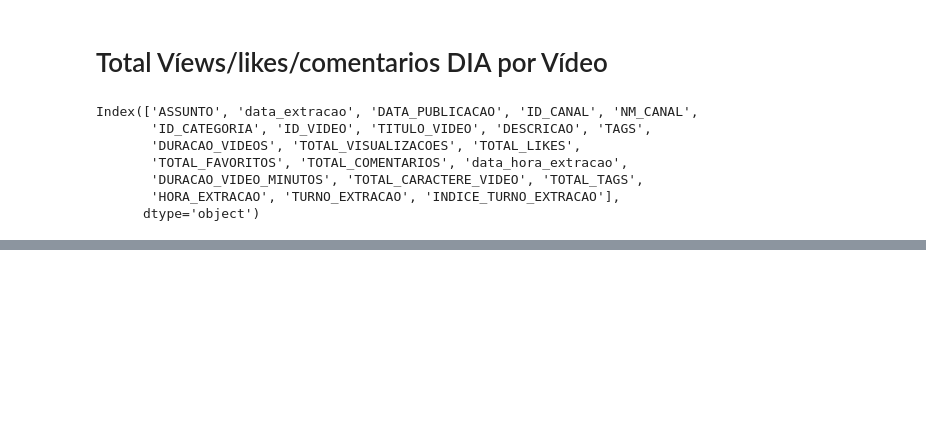
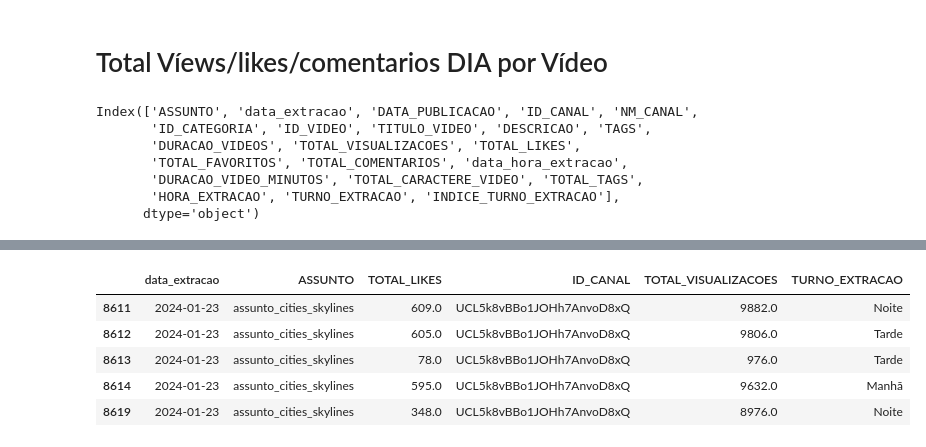
Before and after one commit to rodrigorocha1/analise_dados_youtube, a Jupyter notebook: notebooks_v2/visualizacoes.ipynb, the cells around one changed output, grey strips where cells are left out. Drawn from its saved outputs; the diff is of its cells as text; code cells hidden in the pictures; blank space fills up the shorter version.

```diff
--- a/notebooks_v2/visualizacoes.ipynb
+++ b/notebooks_v2/visualizacoes.ipynb
@@ -472,0 +566,10 @@ fig.show()
+# %%
+coluna_analise = "TOTAL_LIKES"
+base = pd.read_parquet('../dados/ouro/dados_tratado_estatisticas_gerais.parquet', columns=['data_extracao','ASSUNTO',coluna_analise, 'ID_CANAL', 'TOTAL_VISUALIZACOES', 'TURNO_EXTRACAO'])
+base = base.query( '  ASSUNTO == "assunto_cities_skylines"  and ID_CANAL == "UCL5k8vBBo1JOHh7AnvoD8xQ"')
+base['data_extracao'] = pd.to_datetime(base['data_extracao'])
+base['data_extracao'] = pd.to_datetime(base['data_extracao'])
+base['ASSUNTO'] = base['ASSUNTO'].astype('string')
+base['TURNO_EXTRACAO'] = base['TURNO_EXTRACAO'].astype('string')
+base['ID_CANAL'] = base['ID_CANAL'].astype('string')
+base.info()
@@ -472,0 +590,9 @@ fig.show()
+# %%
+base.head()
+# %% [output]
+|  | data_extracao | ASSUNTO | TOTAL_LIKES | ID_CANAL | TOTAL_VISUALIZACOES | TURNO_EXTRACAO |
+| 8611 | 2024-01-23 | assunto_cities_skylines | 609.0 | UCL5k8vBBo1JOHh7AnvoD8xQ | 9882.0 | Noite |
+| 8612 | 2024-01-23 | assunto_cities_skylines | 605.0 | UCL5k8vBBo1JOHh7AnvoD8xQ | 9806.0 | Tarde |
+| 8613 | 2024-01-23 | assunto_cities_skylines | 78.0 | UCL5k8vBBo1JOHh7AnvoD8xQ | 976.0 | Tarde |
+| 8614 | 2024-01-23 | assunto_cities_skylines | 595.0 | UCL5k8vBBo1JOHh7AnvoD8xQ | 9632.0 | Manhã |
+| 8619 | 2024-01-23 | assunto_cities_skylines | 348.0 | UCL5k8vBBo1JOHh7AnvoD8xQ | 8976.0 | Noite |
```
Also changed, not shown: parts of 21 cells of this notebook.
